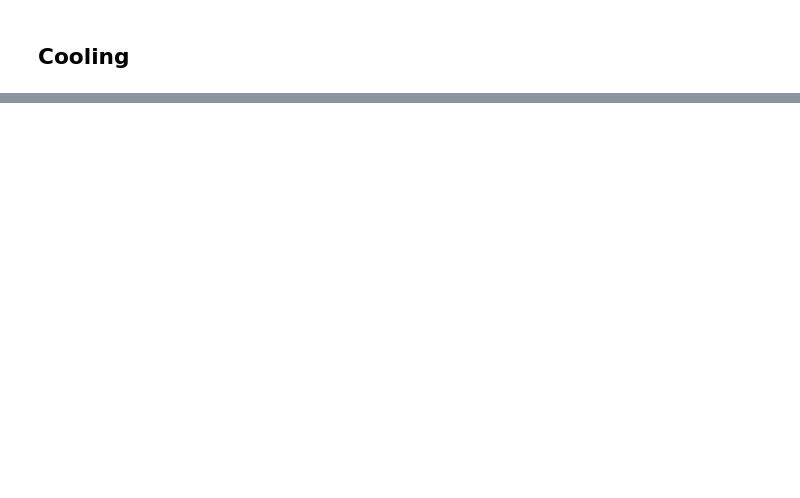
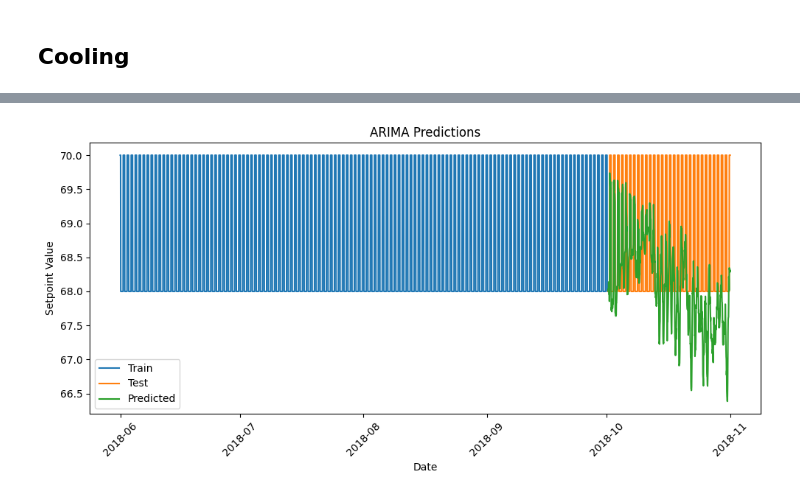
Before and after one commit to adrianlopezlanchares/Space-Conditioning-Electrification, a Jupyter notebook: consumption/full-prediction/full_prediction.ipynb, the cells around one changed output, grey strips where cells are left out. Saved outputs shown, nothing was run; the diff lists cells and outputs as text; code cells hidden in the pictures; blank space fills up the shorter version.

```diff
--- a/consumption/full-prediction/full_prediction.ipynb
+++ b/consumption/full-prediction/full_prediction.ipynb
@@ -542,0 +709,23 @@ np.float64(20085.716105671712)
+# %%
+# Predict
+predictions = cooling_arima_model_fit.get_forecast(steps=len(cooling_endog_test), exog=cooling_exog_test)
+predicted_mean = predictions.predicted_mean
+predicted_conf_int = predictions.conf_int()
+lower_limits = predicted_conf_int.iloc[:, 0]
+upper_limits = predicted_conf_int.iloc[:, 1]
+predicted_mean = pd.Series(predicted_mean, index=cooling_endog_test.index)
+# %%
+# Plot predictions
+plt.figure(figsize=(10, 5))
+plt.plot(cooling_endog_train.index, cooling_endog_train["setpoint"], label="Train")
+plt.plot(cooling_endog_test.index, cooling_endog_test["setpoint"], label="Test")
+plt.plot(predicted_mean.index, predicted_mean, label="Predicted")
+plt.title("ARIMA Predictions")
+plt.xlabel("Date")
+plt.ylabel("Setpoint Value")
+plt.legend()
+plt.xticks(rotation=45)
+plt.tight_layout()
+plt.show()
+# %% [output]
+[figure, added]
```
Also changed, not shown: parts of 29 cells of this notebook, 2 other files.
